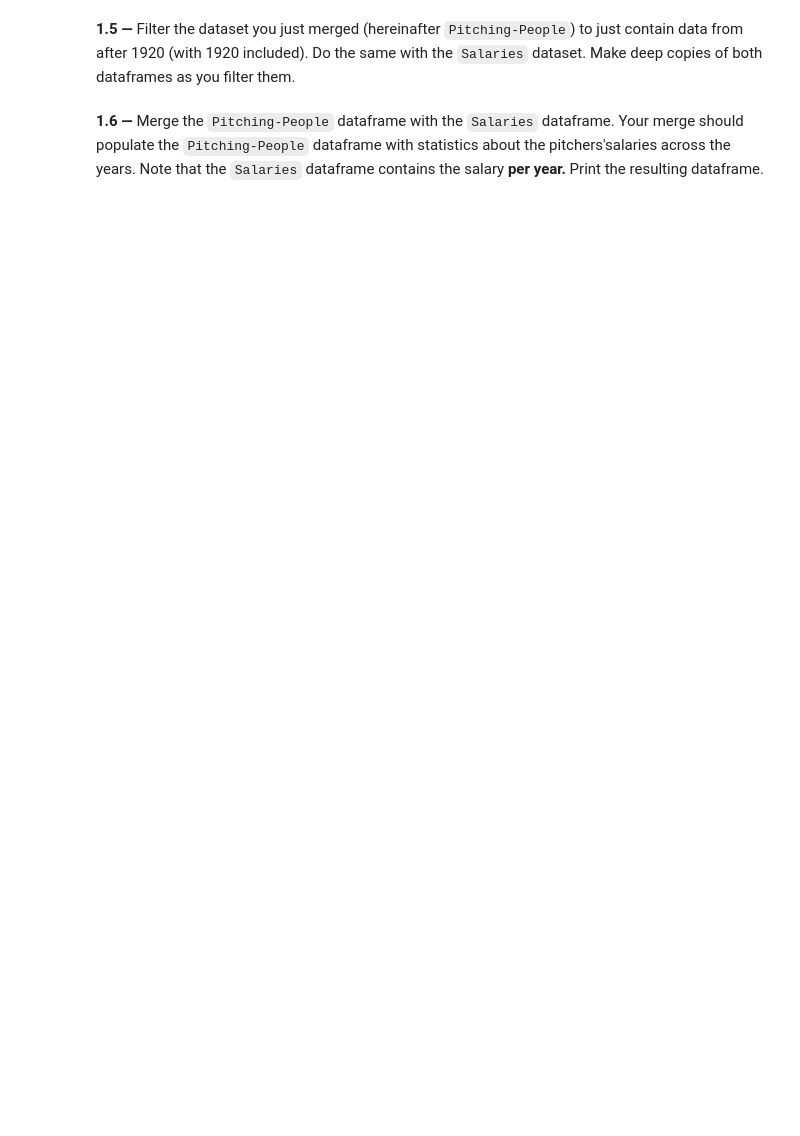
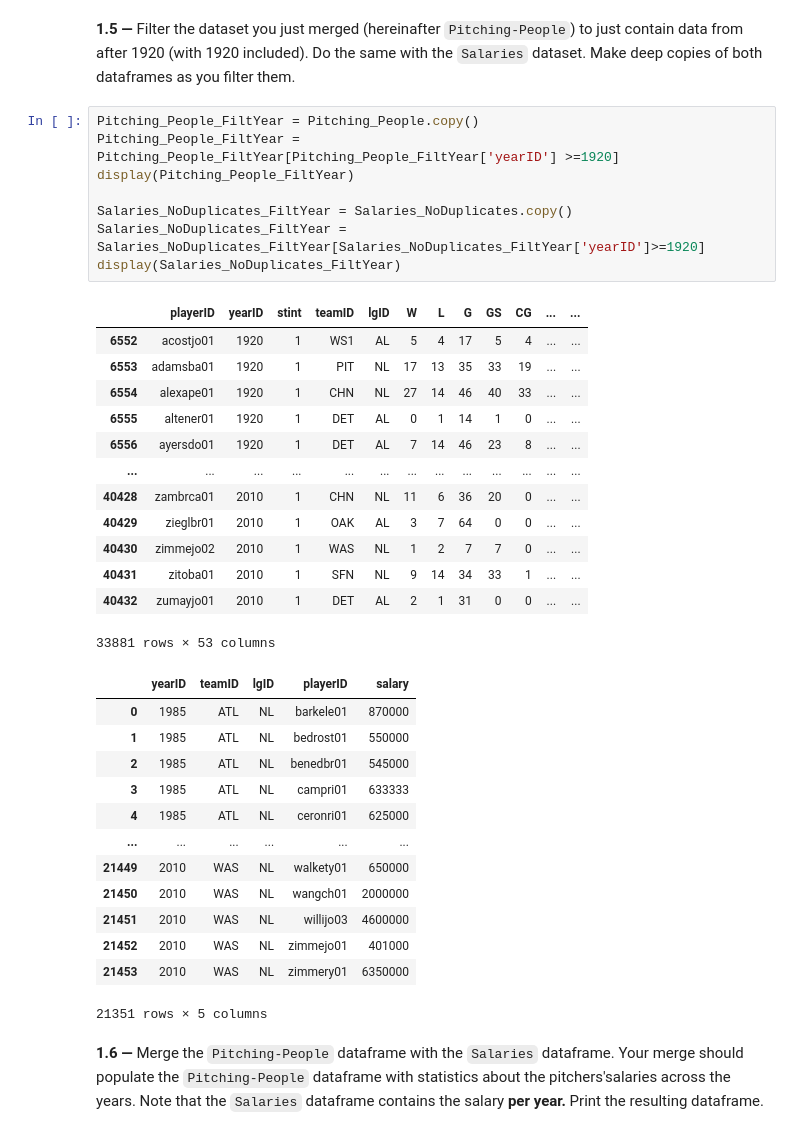
Before and after one commit to adacalypse/movie-datastory, a Jupyter notebook: Homework_1/h1_olivia.ipynb, the cells around one changed output. Saved outputs shown, nothing was run; the diff lists cells and outputs as text; blank space fills up the shorter version.

```diff
--- a/Homework_1/h1_olivia.ipynb
+++ b/Homework_1/h1_olivia.ipynb
@@ -168,4 +212,39 @@ ValueError: The truth value of an array with more than one element is ambiguous.
 # %% [markdown]
 **1.5 —** Filter the dataset you just merged (hereinafter `Pitching-People`) to just contain data from after 1920 (with 1920 included). Do the same with the `Salaries` dataset. Make deep copies of both dataframes as you filter them.
+# %%
+Pitching_People_FiltYear = Pitching_People.copy()
+Pitching_People_FiltYear = Pitching_People_FiltYear[Pitching_People_FiltYear['yearID'] >=1920]
+display(Pitching_People_FiltYear)
+
+Salaries_NoDuplicates_FiltYear = Salaries_NoDuplicates.copy()
+Salaries_NoDuplicates_FiltYear = Salaries_NoDuplicates_FiltYear[Salaries_NoDuplicates_FiltYear['yearID']>=1920]
+display(Salaries_NoDuplicates_FiltYear)
+# %% [output]
+|  | playerID | yearID | stint | teamID | lgID | W | L | G | GS | CG | ... | ... |
+| 6552 | acostjo01 | 1920 | 1 | WS1 | AL | 5 | 4 | 17 | 5 | 4 | ... | ... |
+| 6553 | adamsba01 | 1920 | 1 | PIT | NL | 17 | 13 | 35 | 33 | 19 | ... | ... |
+| 6554 | alexape01 | 1920 | 1 | CHN | NL | 27 | 14 | 46 | 40 | 33 | ... | ... |
+| 6555 | altener01 | 1920 | 1 | DET | AL | 0 | 1 | 14 | 1 | 0 | ... | ... |
+| 6556 | ayersdo01 | 1920 | 1 | DET | AL | 7 | 14 | 46 | 23 | 8 | ... | ... |
+| ... | ... | ... | ... | ... | ... | ... | ... | ... | ... | ... | ... | ... |
+| 40428 | zambrca01 | 2010 | 1 | CHN | NL | 11 | 6 | 36 | 20 | 0 | ... | ... |
+| 40429 | zieglbr01 | 2010 | 1 | OAK | AL | 3 | 7 | 64 | 0 | 0 | ... | ... |
+| 40430 | zimmejo02 | 2010 | 1 | WAS | NL | 1 | 2 | 7 | 7 | 0 | ... | ... |
+| 40431 | zitoba01 | 2010 | 1 | SFN | NL | 9 | 14 | 34 | 33 | 1 | ... | ... |
+| 40432 | zumayjo01 | 2010 | 1 | DET | AL | 2 | 1 | 31 | 0 | 0 | ... | ... |
+33881 rows × 53 columns
+|  | yearID | teamID | lgID | playerID | salary |
+| 0 | 1985 | ATL | NL | barkele01 | 870000 |
+| 1 | 1985 | ATL | NL | bedrost01 | 550000 |
+| 2 | 1985 | ATL | NL | benedbr01 | 545000 |
+| 3 | 1985 | ATL | NL | campri01 | 633333 |
+| 4 | 1985 | ATL | NL | ceronri01 | 625000 |
+| ... | ... | ... | ... | ... | ... |
+| 21449 | 2010 | WAS | NL | walkety01 | 650000 |
+| 21450 | 2010 | WAS | NL | wangch01 | 2000000 |
+| 21451 | 2010 | WAS | NL | willijo03 | 4600000 |
+| 21452 | 2010 | WAS | NL | zimmejo01 | 401000 |
+| 21453 | 2010 | WAS | NL | zimmery01 | 6350000 |
+21351 rows × 5 columns
 # %% [markdown]
 **1.6 —**  Merge the `Pitching-People` dataframe with the `Salaries` dataframe. Your merge should populate the `Pitching-People` dataframe with statistics about the pitchers'salaries across the years. Note that the `Salaries` dataframe contains the salary **per year.** Print the resulting dataframe.
```
Also changed, not shown: parts of 7 cells of this notebook.
